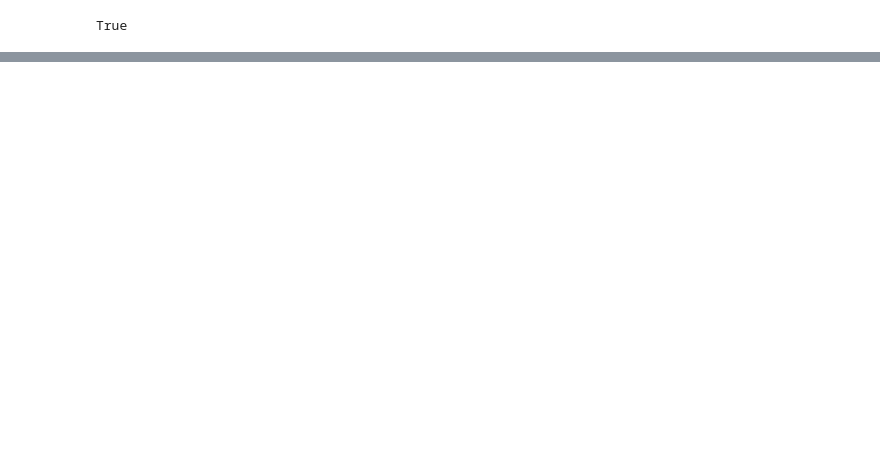
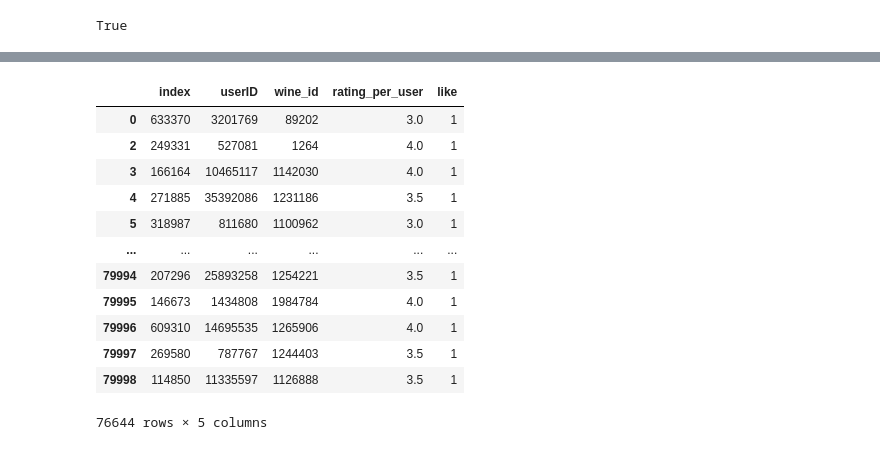
Before and after one commit to mmvv11/PinSAGE, a Jupyter notebook: tt.ipynb, the cells around one changed output, grey strips where cells are left out. Saved outputs shown, nothing was run; the diff lists cells and outputs as text; code cells hidden in the pictures; blank space fills up the shorter version.

```diff
--- a/tt.ipynb
+++ b/tt.ipynb
@@ -94,0 +255,8 @@ with open("data.pkl", 'rb') as f:
+# %%
+# Rating Data
+# 8:2
+columns = ['userID', 'wine_id', 'rating_per_user']
+
+with open(os.path.join(directory, 'train.json')) as f:
+    train = json.load(f)
+train.keys()
@@ -94,0 +265,3 @@ with open("data.pkl", 'rb') as f:
+# %%
+train = pd.DataFrame(train['data'])
+train
@@ -94,0 +282,26 @@ with open("data.pkl", 'rb') as f:
+# %%
+'''
+* Like
+I thought about whether it would be a good choice to recommend an item that the user did not evaluate well.
+If you want to learn regardless of the rating, you can remove the code related to like.
+
+We set the standard for like as a rating of 3.
+I think it would be good to set this part according to your own thoughts.
+'''
+train['like'] = [1 if x >= 3 else 0 for x in train['rating_per_user']]
+train = train[train['like'] == 1]
+train
+# %% [output]
+|  | index | userID | wine_id | rating_per_user | like |
+| 0 | 633370 | 3201769 | 89202 | 3.0 | 1 |
+| 2 | 249331 | 527081 | 1264 | 4.0 | 1 |
+| 3 | 166164 | 10465117 | 1142030 | 4.0 | 1 |
+| 4 | 271885 | 35392086 | 1231186 | 3.5 | 1 |
+| 5 | 318987 | 811680 | 1100962 | 3.0 | 1 |
+| ... | ... | ... | ... | ... | ... |
+| 79994 | 207296 | 25893258 | 1254221 | 3.5 | 1 |
+| 79995 | 146673 | 1434808 | 1984784 | 4.0 | 1 |
+| 79996 | 609310 | 14695535 | 1265906 | 4.0 | 1 |
+| 79997 | 269580 | 787767 | 1244403 | 3.5 | 1 |
+| 79998 | 114850 | 11335597 | 1126888 | 3.5 | 1 |
+76644 rows × 5 columns
```
Also changed, not shown: parts of 24 cells of this notebook, 4 other files.
